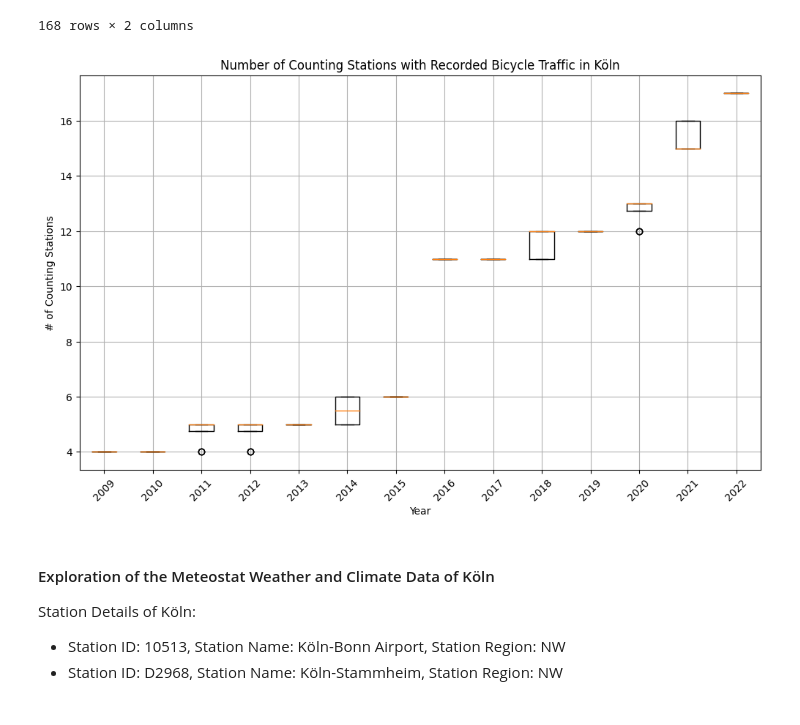
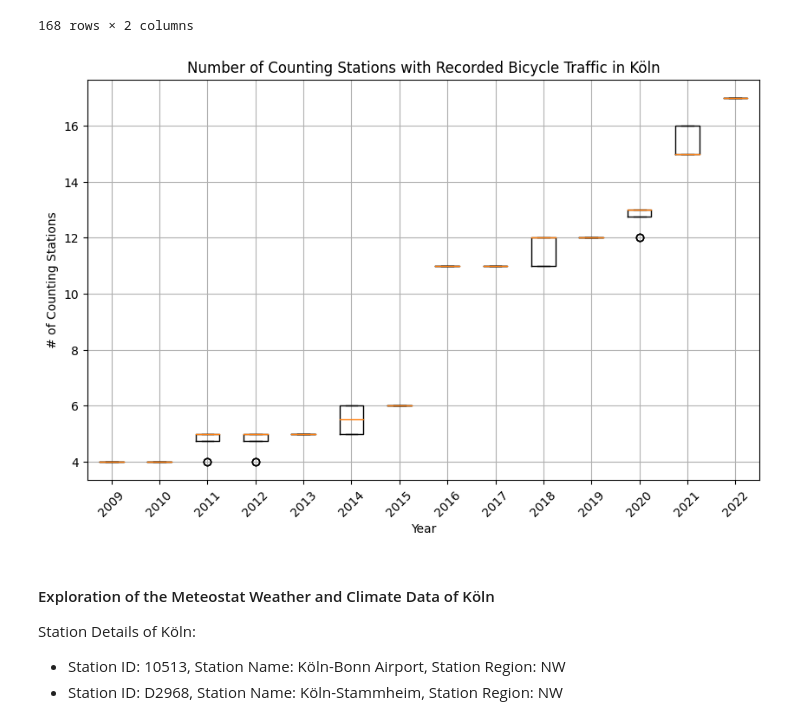
Before and after one commit to sujitdebnath/fau-data-engineering-ss23, a Jupyter notebook: exploration.ipynb, the cells around one changed output. Drawn from its saved outputs; the diff is of its cells as text; code cells hidden in the pictures.

Commit message:
Modify the plot size in exploration notebook

```diff
--- a/exploration.ipynb
+++ b/exploration.ipynb
@@ -135,29 +135,29 @@ counting_stations_df
 # %%
 # Extract the year from the date column
 counting_stations_df['Year'] = counting_stations_df['Date'].str.split('-').str[1]
 
 # Group the data by year
 grouped_data = counting_stations_df.groupby('Year')['Counting Stations'].apply(list)
 
 # Set the figure size
-plt.figure(figsize=(12, 7))
+plt.figure(figsize=(10, 6))
 
 # Create the box plot
 plt.boxplot(grouped_data.values)
 
 # Customize the plot
 plt.title('Number of Counting Stations with Recorded Bicycle Traffic in Köln')
 plt.xlabel('Year')
 plt.ylabel('# of Counting Stations')
 plt.grid(True)
 
 # Set the x-axis labels to show only the year
 plt.xticks(range(1, len(grouped_data) + 1), grouped_data.index, rotation=45)
 
 # Show the plot
 plt.show()
 # %% [output]
-[figure, old version]
+[figure, new version]
 # %% [markdown]
 #### Exploration of the Meteostat Weather and Climate Data of Köln
 
```
